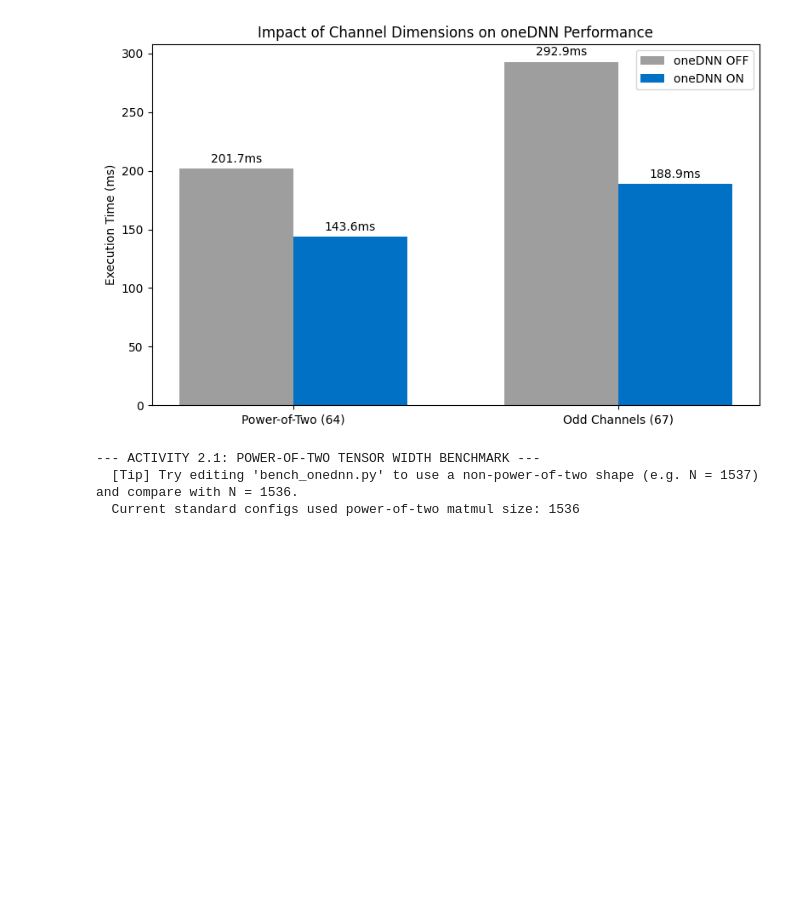
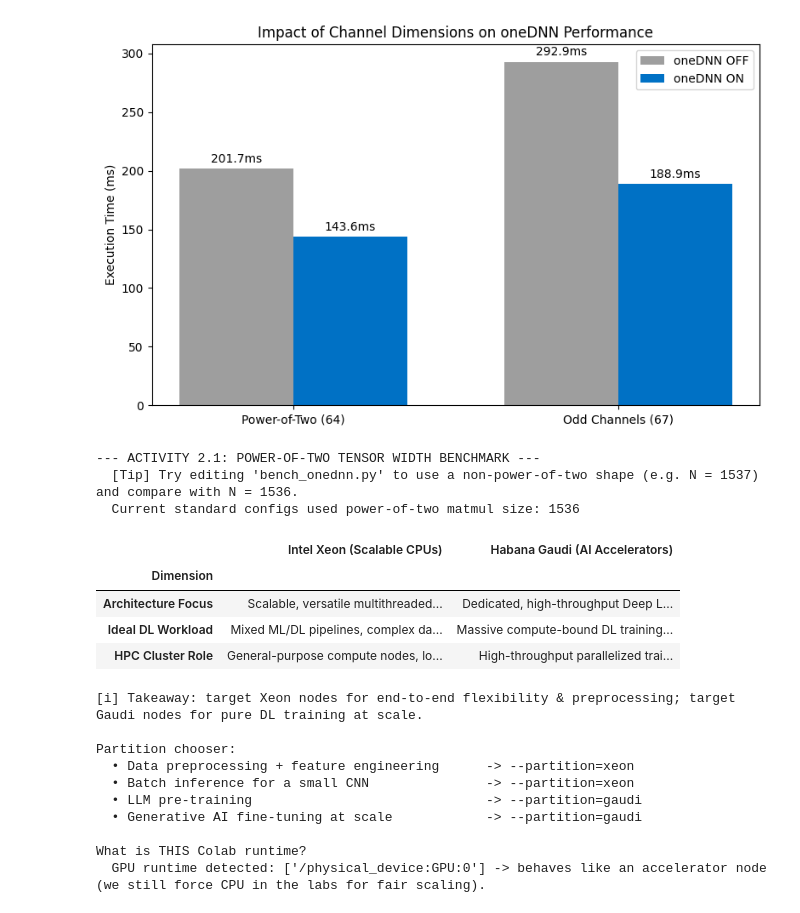
Before and after one commit to Ayush-AI-ux/Semester-7-workshop, a Jupyter notebook: Deep_Learning_on_hpc.ipynb, the cells around one changed output. Cells and saved outputs as stored; diff of their text form; code cells hidden in the pictures; blank space fills up the shorter version.

```diff
--- a/Deep_Learning_on_hpc.ipynb
+++ b/Deep_Learning_on_hpc.ipynb
@@ -467,3 +469,51 @@ run_extension_2_1()
 --- ACTIVITY 2.1: POWER-OF-TWO TENSOR WIDTH BENCHMARK ---
   [Tip] Try editing 'bench_onednn.py' to use a non-power-of-two shape (e.g. N = 1537) and compare with N = 1536.
   Current standard configs used power-of-two matmul size: 1536
+# %%
+import pandas as pd
+from IPython.display import display
+
+matrix = pd.DataFrame({
+    "Dimension": ["Architecture Focus", "Ideal DL Workload", "HPC Cluster Role"],
+    "Intel Xeon (Scalable CPUs)": ["Scalable, versatile multithreaded compute cores.",
+                                   "Mixed ML/DL pipelines, complex data preprocessing, and model inference.",
+                                   "General-purpose compute nodes, login nodes, head nodes."],
+    "Habana Gaudi (AI Accelerators)": ["Dedicated, high-throughput Deep Learning matrix engines.",
+                                       "Massive compute-bound DL training, Generative AI, and LLMs.",
+                                       "High-throughput parallelized training nodes."],
+}).set_index("Dimension")
+pd.set_option("display.max_colwidth", None)
+display(matrix)
+print("\n[i] Takeaway: target Xeon nodes for end-to-end flexibility & preprocessing; target Gaudi nodes for pure DL training at scale.")
+
+def choose_partition(workload):
+    """Toy decision helper that mirrors the slide's takeaway."""
+    gaudi_words = ("llm", "generative", "large-scale training", "transformer pre-training", "massive training")
+    return "gaudi" if any(w in workload.lower() for w in gaudi_words) else "xeon"
+
+print("\nPartition chooser:")
+for job in ["Data preprocessing + feature engineering", "Batch inference for a small CNN",
+            "LLM pre-training", "Generative AI fine-tuning at scale"]:
+    print(f"  • {job:<45} -> --partition={choose_partition(job)}")
+
+print("\nWhat is THIS Colab runtime?")
+if gpus:
+    print(f"  GPU runtime detected: {[g.name for g in gpus]} -> behaves like an accelerator node (we still force CPU in the labs for fair scaling).")
+else:
+    print(f"  CPU-only runtime: {model_name} -> behaves like a Xeon-class compute node ({cpu_cores} cores).")
+# %% [output]
+|  | Intel Xeon (Scalable CPUs) | Habana Gaudi (AI Accelerators) |
+| Dimension |  |  |
+| Architecture Focus | Scalable, versatile multithreaded... | Dedicated, high-throughput Deep L... |
+| Ideal DL Workload | Mixed ML/DL pipelines, complex da... | Massive compute-bound DL training... |
+| HPC Cluster Role | General-purpose compute nodes, lo... | High-throughput parallelized trai... |
+[i] Takeaway: target Xeon nodes for end-to-end flexibility & preprocessing; target Gaudi nodes for pure DL training at scale.
+
+Partition chooser:
+  • Data preprocessing + feature engineering      -> --partition=xeon
+  • Batch inference for a small CNN               -> --partition=xeon
+  • LLM pre-training                              -> --partition=gaudi
+  • Generative AI fine-tuning at scale            -> --partition=gaudi
+
+What is THIS Colab runtime?
+  GPU runtime detected: ['/physical_device:GPU:0'] -> behaves like an accelerator node (we still force CPU in the labs for fair scaling).
```
Also changed, not shown: parts of 3 cells of this notebook.
